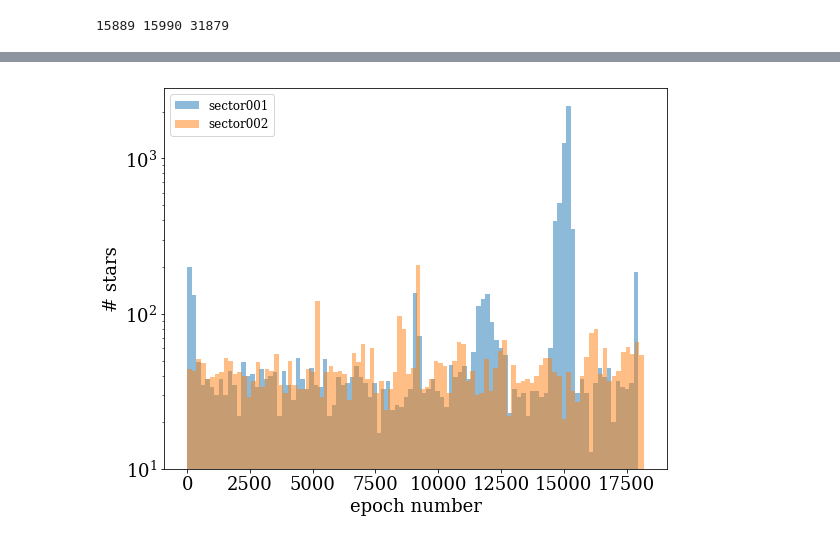
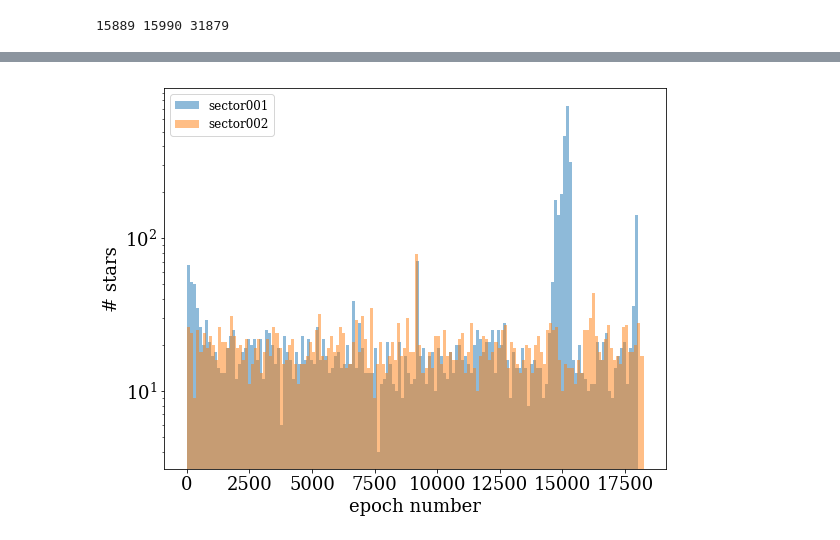
Before and after one commit to jradavenport/helloTESS, a Jupyter notebook: quick_flare.ipynb, the cells around one changed output, grey strips where cells are left out. Cells and saved outputs as stored; diff of their text form; code cells hidden in the pictures.

Commit message:
tweak plot

```diff
--- a/quick_flare.ipynb
+++ b/quick_flare.ipynb
@@ -51,12 +100,17 @@ for k in range(len(files)):
         df = tbl.to_pandas()
         AOK = tbl['QUALITY'] == 0
         if sum(AOK) > 10:
+            # do a running median for a basic smooth
             smo = df['PDCSAP_FLUX'][AOK].rolling(128, center=True).median()
             med = np.nanmedian(smo)
+
+            #find OK points in the smoothed LC
             SOK = np.isfinite(smo)
 
-            FL = FINDflare((df['PDCSAP_FLUX'][AOK][SOK] - smo[SOK])/med, df['PDCSAP_FLUX_ERR'][AOK][SOK]/med,
-                           N1=3, N2=1, N3=3)
+
+            FL = FINDflare((df['PDCSAP_FLUX'][AOK][SOK] - smo[SOK])/med,
+                           df['PDCSAP_FLUX_ERR'][AOK][SOK]/med,
+                           N1=3, N2=1, N3=4)
 
 
             LS = LombScargle(df['TIME'][AOK][SOK], smo[SOK]/med, dy=df['PDCSAP_FLUX_ERR'][AOK][SOK]/med)
@@ -79,16 +133,23 @@ for k in range(len(files)):
             # make output plots?
             if False:
                 plt.figure(figsize=(12,9))
-                plt.errorbar(tbl['TIME'][AOK], tbl['PDCSAP_FLUX'][AOK], yerr=tbl['PDCSAP_FLUX_ERR'][AOK],
-                             linestyle=None, alpha=0.25, label='PDCFLUX')
 
-                plt.plot(tbl['TIME'][AOK], smo, label='128pt MED')
+                plt.errorbar(tbl['TIME'][AOK], tbl['PDCSAP_FLUX'][AOK]-med, yerr=tbl['PDCSAP_FLUX_ERR'][AOK],
+                             linestyle=None, alpha=0.25, label='PDC_FLUX')
+                plt.plot(tbl['TIME'][AOK], smo-med, label='128pt MED')
+
+                Smed = np.nanmedian(tbl['SAP_FLUX'][AOK])
+                plt.errorbar(tbl['TIME'][AOK], tbl['SAP_FLUX'][AOK]-Smed, yerr=tbl['SAP_FLUX_ERR'][AOK],
+                             linestyle=None, alpha=0.1, label='SAP_FLUX')
+
+
                 if np.size(FL) > 0:
                     for i in range(len(FL[0])):
                         plt.scatter(tbl['TIME'][AOK][SOK][(FL[0][i]):(FL[1][i]+1)],
-                                    tbl['PDCSAP_FLUX'][AOK][SOK][(FL[0][i]):(FL[1][i]+1)], color='r', label='_nolegend_')
+                                    tbl['PDCSAP_FLUX'][AOK][SOK][(FL[0][i]):(FL[1][i]+1)], color='r',
+                                    label='_nolegend_')
 
-                if np.nanmax(power) > 0.25:
+                if np.nanmax(power) > 0.2:
                     LSmodel = LS.model(df['TIME'][AOK][SOK], best_frequency)
                     plt.plot(df['TIME'][AOK][SOK], LSmodel * med, label='P='+format(1./best_frequency, '6.3f')+'d')
 
@@ -135,19 +196,19 @@ plt.yscale('log')
 # %%
 plt.figure(figsize=(9,7))
 s1 = np.where((FL_id < 15000))[0]
 s2 = np.where((FL_id > 16000))[0]
 
-_ = plt.hist((FL_t0[s1]+FL_t1[s1])/2.,bins=100, alpha=0.5, label='sector001')
-_ = plt.hist((FL_t0[s2]+FL_t1[s2])/2.,bins=100, alpha=0.5, label='sector002')
+_ = plt.hist((FL_t0[s1]+FL_t1[s1])/2.,bins=150, alpha=0.5, label='sector001')
+_ = plt.hist((FL_t0[s2]+FL_t1[s2])/2.,bins=150, alpha=0.5, label='sector002')
 
 # plt.title(str(np.size(FL_t0))+' flare candidates',fontsize=12)
 plt.xlabel('epoch number')
 plt.ylabel('# stars')
 plt.legend(fontsize=12)
 plt.yscale('log')
 plt.savefig('flare_hist.jpeg', dpi=150, bbox_inches='tight', pad_inches=0.25)
 # %% [output]
-[figure, old version]
+[figure, new version]
 # %%
 ALL_TIC = pd.Series(files).str.split('-', expand=True).iloc[:,-3].astype('int')
 # %%
```
Also changed, not shown: parts of 26 cells of this notebook.
